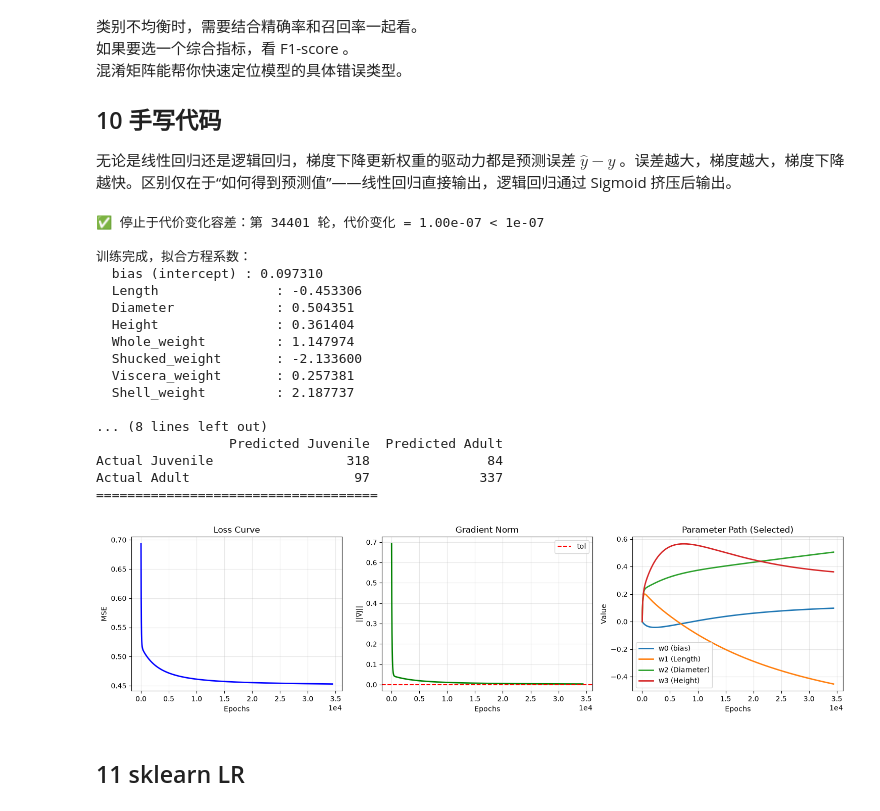
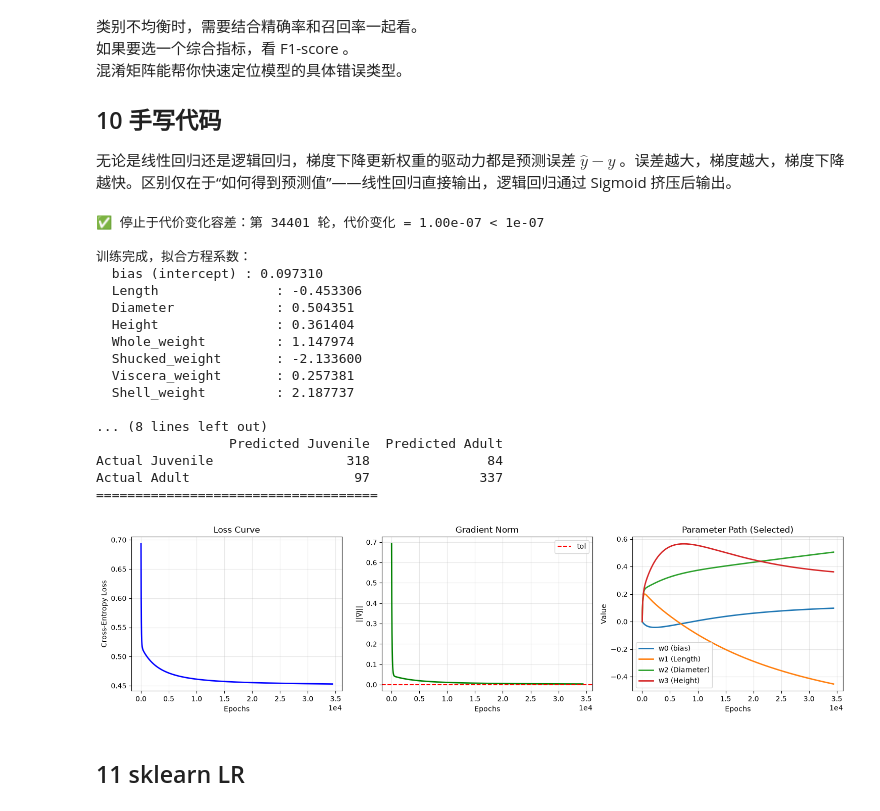
Before and after one commit to yacong-ma/ai-playground, a Jupyter notebook: ml/lr.ipynb, the cells around one changed output. Saved outputs shown, nothing was run; the diff lists cells and outputs as text; code cells hidden in the pictures.

```diff
--- a/ml/lr.ipynb
+++ b/ml/lr.ipynb
@@ -261,7 +261,8 @@ W_init = np.zeros(8)    # 偏置项b + 7个特征，初始权重全为零
 lr = 0.01               # 学习率
 tol = 1e-7              # 容差
 max_epochs = 1000000    # 最大迭代次数
-# 载入测试集
+# 载入训练集
+out_dir = './outputs/lr'
 df_train = pd.read_csv(f'{out_dir}/abalone_train.csv')
 features = ['Length', 'Diameter', 'Height', 'Whole_weight', 'Shucked_weight', 'Viscera_weight', 'Shell_weight']
 # 构建特征矩阵（添加偏置列）
@@ -345,7 +346,7 @@ fig, axes = plt.subplots(1, 3, figsize=(15, 4))
 axes[0].plot(range(epochs), cost_hist, color='blue', lw=2)
 axes[0].set_title('Loss Curve')
 axes[0].set_xlabel('Epochs')
-axes[0].set_ylabel('MSE')
+axes[0].set_ylabel('Cross-Entropy Loss')
 axes[0].grid(True, alpha=0.3)
 # 图2：梯度范数变化
 axes[1].plot(range(len(grad_hist)), grad_hist, color='green', lw=2)
@@ -399,34 +400,34 @@ df_cm = pd.DataFrame(
     index=['Actual Juvenile', 'Actual Adult'],
     columns=['Predicted Juvenile', 'Predicted Adult']
 )
 print("\n========== 测试集评估结果 ==========")
 print(f"准确率 (Accuracy)  : {accuracy:.4f}")
 print(f"精确率 (Precision) : {precision:.4f}")
 print(f"召回率 (Recall)    : {recall:.4f}")
 print(f"F1-score           : {f1:.4f}")
 print("混淆矩阵 (Confusion Matrix):")
 print(df_cm)
 print("====================================")
 plt.show()
 # %% [output]
 ✅ 停止于代价变化容差：第 34401 轮，代价变化 = 1.00e-07 < 1e-07
 
 训练完成，拟合方程系数：
   bias (intercept) : 0.097310
   Length               : -0.453306
   Diameter             : 0.504351
   Height               : 0.361404
   Whole_weight         : 1.147974
   Shucked_weight       : -2.133600
   Viscera_weight       : 0.257381
   Shell_weight         : 2.187737
 
 ... (8 lines left out)
                  Predicted Juvenile  Predicted Adult
 Actual Juvenile                 318               84
 Actual Adult                     97              337
 ====================================
-[figure, old version]
+[figure, new version]
 # %% [markdown]
 ## 11 sklearn LR
 # %%
```
Also changed, not shown: 2 other files.
